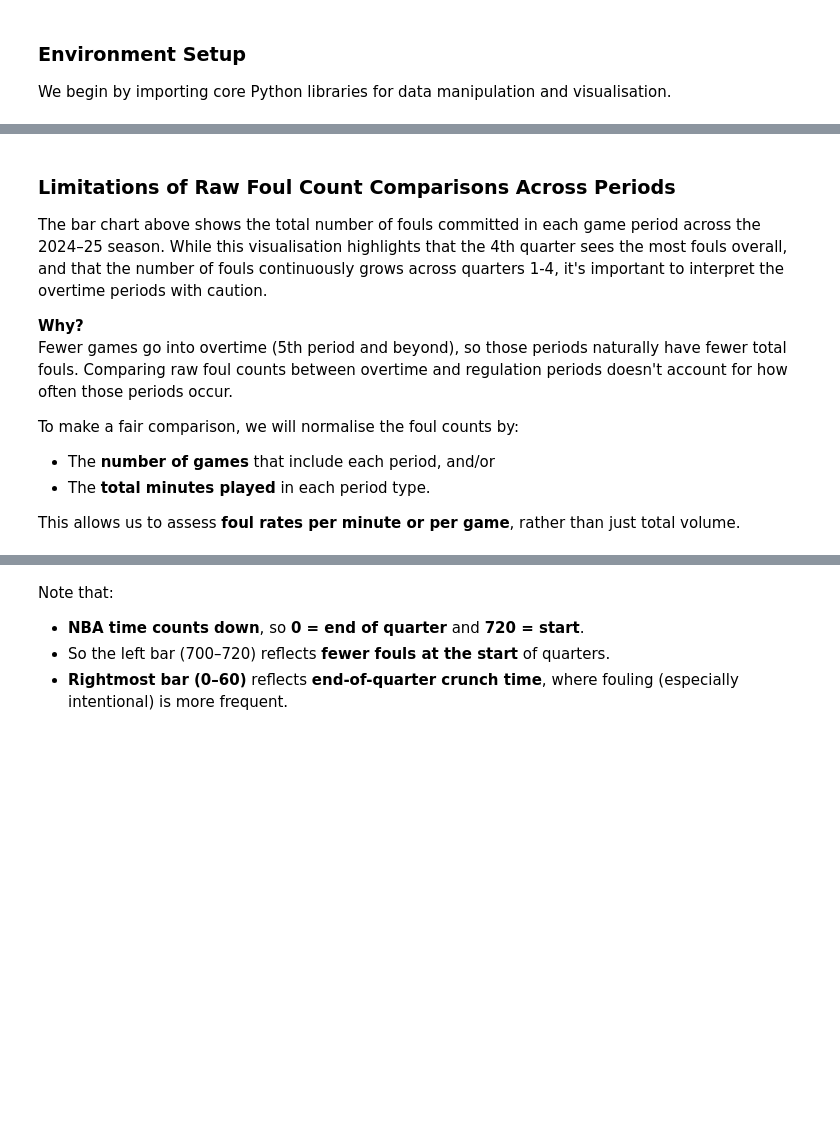
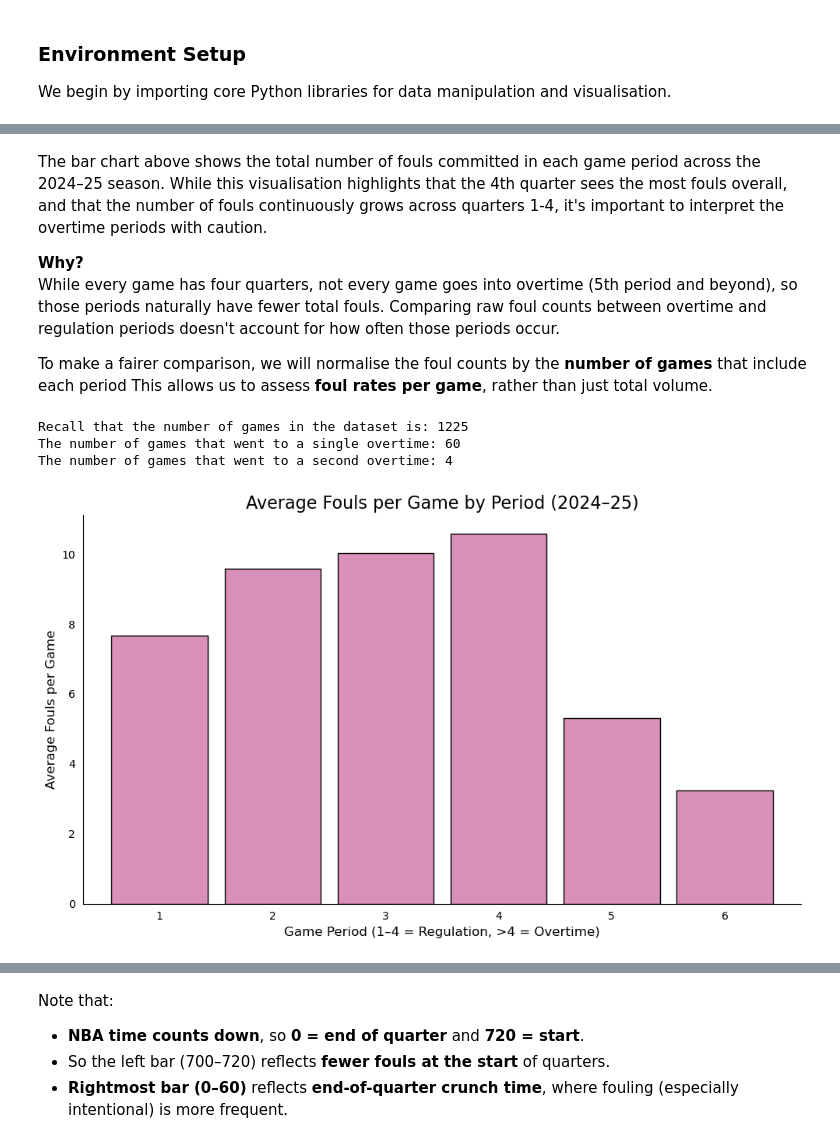
Before and after one commit to larisa-p-f/nba-foul-analysis, a Jupyter notebook: notebooks/EDA.ipynb, the cells around one changed output, grey strips where cells are left out. Saved outputs shown, nothing was run; the diff lists cells and outputs as text; code cells hidden in the pictures; blank space fills up the shorter version.

```diff
--- a/notebooks/EDA.ipynb
+++ b/notebooks/EDA.ipynb
@@ -117,13 +148,7 @@ plt.show()
 # %% [markdown]
-### Limitations of Raw Foul Count Comparisons Across Periods
-
 The bar chart above shows the total number of fouls committed in each game period across the 2024–25 season. While this visualisation highlights that the 4th quarter sees the most fouls overall, and that the number of fouls continuously grows across quarters 1-4, it's important to interpret the overtime periods with caution.
 
 **Why?**
-Fewer games go into overtime (5th period and beyond), so those periods naturally have fewer total fouls. Comparing raw foul counts between overtime and regulation periods doesn't account for how often those periods occur.
+While every game has four quarters, not every game goes into overtime (5th period and beyond), so those periods naturally have fewer total fouls. Comparing raw foul counts between overtime and regulation periods doesn't account for how often those periods occur.
 
-To make a fair comparison, we will normalise the foul counts by:
-- The **number of games** that include each period, and/or
-- The **total minutes played** in each period type.
-
-This allows us to assess **foul rates per minute or per game**, rather than just total volume.
+To make a fairer comparison, we will normalise the foul counts by the **number of games** that include each period This allows us to assess **foul rates per game**, rather than just total volume.
@@ -163,0 +155,31 @@ plt.show()
+# %%
+print(f"Recall that the number of games in the dataset is: {len(pd.unique(s24_25_r["GAME_ID"]))}")
+print(f"The number of games that went to a single overtime: {len(pd.unique(s24_25_r[s24_25_r["PERIOD"]==5]["GAME_ID"]))}")
+print(f"The number of games that went to a second overtime: {len(pd.unique(s24_25_r[s24_25_r["PERIOD"]==6]["GAME_ID"]))}")
+# %% [output]
+Recall that the number of games in the dataset is: 1225
+The number of games that went to a single overtime: 60
+The number of games that went to a second overtime: 4
+# %%
+fouls_period = s24_25_r.groupby("PERIOD")["GAME_ID"].count()  # count the number of fouls committed in each period using non-unique game ids
+no_games = s24_25_r.groupby("PERIOD")["GAME_ID"].nunique()  # number of games for each period
+
+normalised_fouls = fouls_period/no_games
+
+fig, ax = plt.subplots(figsize=(10, 6))
+normalised_fouls.plot(kind='bar', ax=ax, color="#d991ba", edgecolor='black', width=0.85)
+
+ax.set_title("Average Fouls per Game by Period (2024–25)", fontsize=16)
+ax.set_xlabel("Game Period (1–4 = Regulation, >4 = Overtime)", fontsize=12)
+ax.set_ylabel("Average Fouls per Game", fontsize=12)
+ax.set_xticks(range(len(normalised_fouls)))
+ax.set_xticklabels(normalised_fouls.index.astype(str), rotation=0)
+ax.tick_params(axis='both', which='major', labelsize=10)
+
+sns.despine(ax=ax)
+ax.tick_params(left=False, bottom=False)
+
+plt.tight_layout()
+plt.show()
+# %% [output]
+[figure, added]
```
Also changed, not shown: parts of 23 cells of this notebook.
